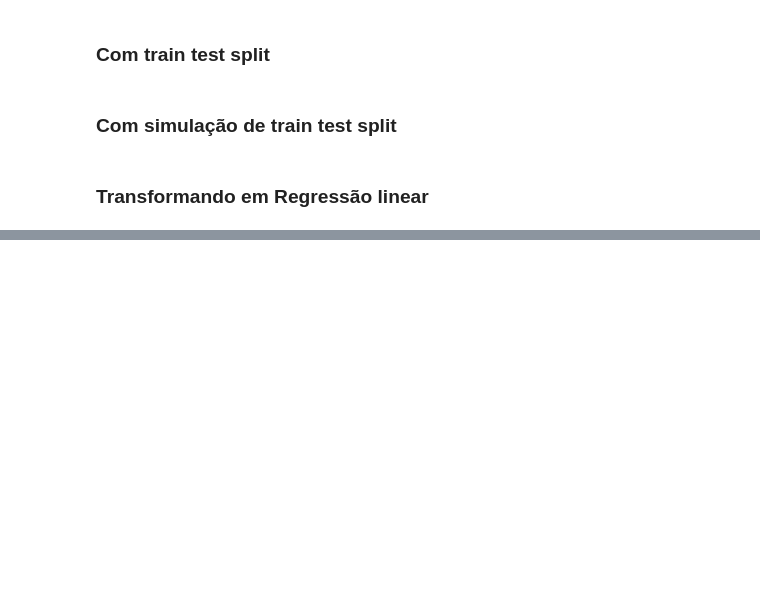
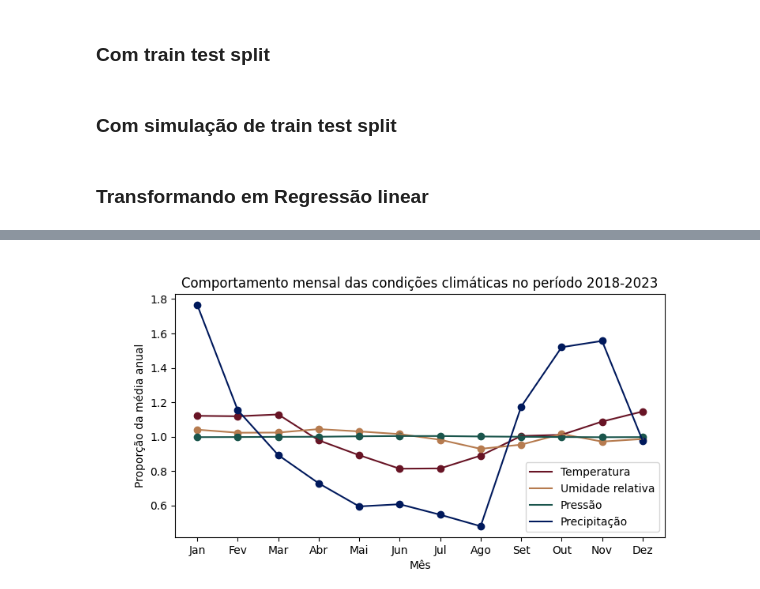
Before and after one commit to 1moi6/tccs, a Jupyter notebook: pietra/ajuste.ipynb, the cells around one changed output, grey strips where cells are left out. Drawn from its saved outputs; the diff is of its cells as text; code cells hidden in the pictures; blank space fills up the shorter version.

```diff
--- a/pietra/ajuste.ipynb
+++ b/pietra/ajuste.ipynb
@@ -284,0 +306,45 @@ dados[dados['município']=="Itajobi"]
+# %%
+umedio = pd.DataFrame()
+variavel = 'umidade relativa '
+for mun in muns:
+    aux = g.get_group(mun)[variavel]/g.get_group(mun)[variavel].mean()
+    umedio[mun] = list(aux)
+# %%
+pressaomedio = pd.DataFrame()
+variavel = 'pressão'
+for mun in muns:
+    aux = g.get_group(mun)[variavel]/g.get_group(mun)[variavel].mean()
+    pressaomedio[mun] = list(aux)
+# %%
+precipitacaomedio = pd.DataFrame()
+variavel = 'precipitação'
+for mun in muns:
+    aux = g.get_group(mun)[variavel]/g.get_group(mun)[variavel].mean()
+    precipitacaomedio[mun] = list(aux)
+# %%
+x = ['Jan','Fev','Mar','Abr','Mai','Jun','Jul','Ago','Set','Out','Nov','Dez']
+fig,ax = plt.subplots(figsize = (8,4))
+cor1 = '#681425'
+ax.scatter(x = x,y=vmedio.mean(axis=1),color = cor1)
+ax.plot(x,vmedio.mean(axis=1),color = cor1,label='Temperatura')
+
+cor2 = '#b67b4f'
+ax.scatter(x = x,y=umedio.mean(axis=1),color = cor2)
+ax.plot(x,umedio.mean(axis=1),color = cor2,label='Umidade relativa')
+
+cor3 = '#1a554c'
+ax.scatter(x = x,y=pressaomedio.mean(axis=1),color = cor3)
+ax.plot(x,pressaomedio.mean(axis=1),color = cor3,label='Pressão')
+
+cor4 = '#00195c'
+ax.scatter(x = x,y=precipitacaomedio.mean(axis=1),color = cor4)
+ax.plot(x,precipitacaomedio.mean(axis=1),color = cor4,label='Precipitação')
+
+ax.set_title('Comportamento mensal das condições climáticas no período 2018-2023')
+plt.xlabel('Mês')
+plt.ylabel('Proporção da média anual')
+
+ax.legend()
+plt.show()
+# %% [output]
+[figure, added]
```
Also changed, not shown: parts of 16 cells of this notebook, 11 other files.
